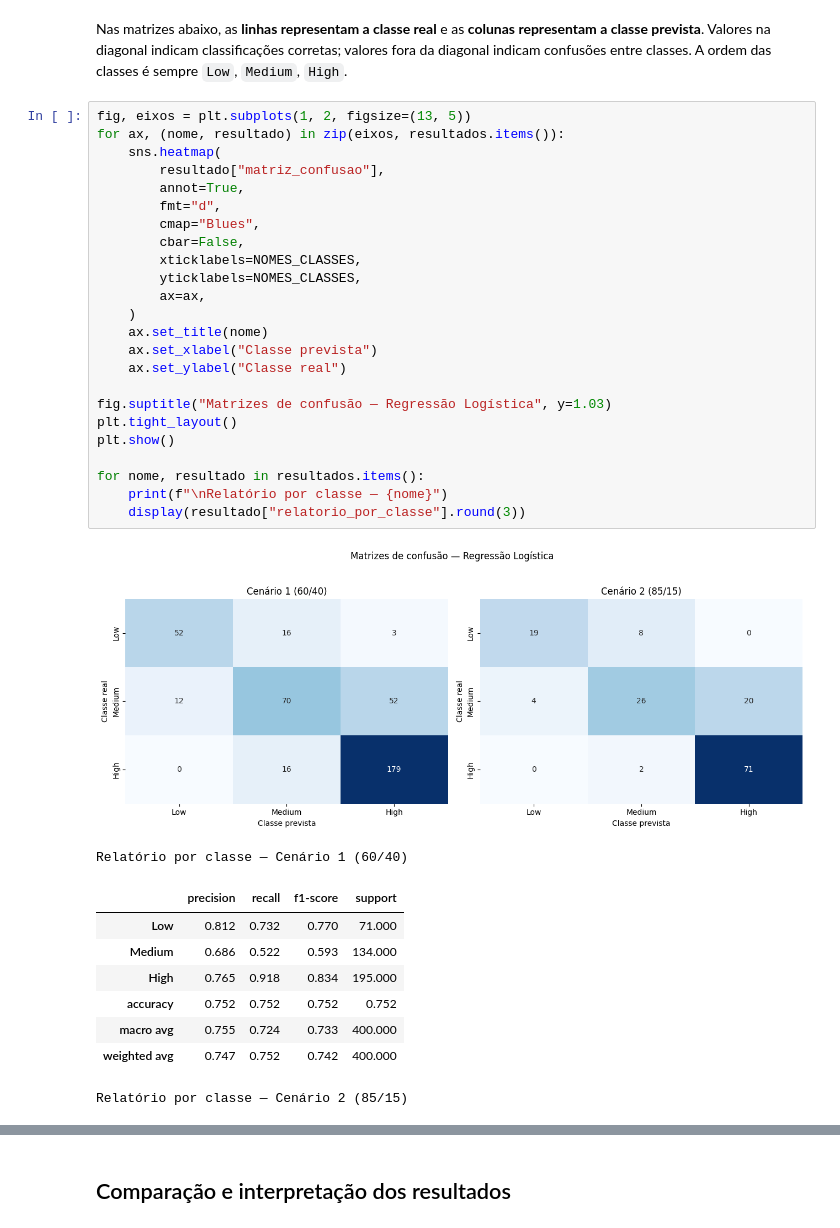
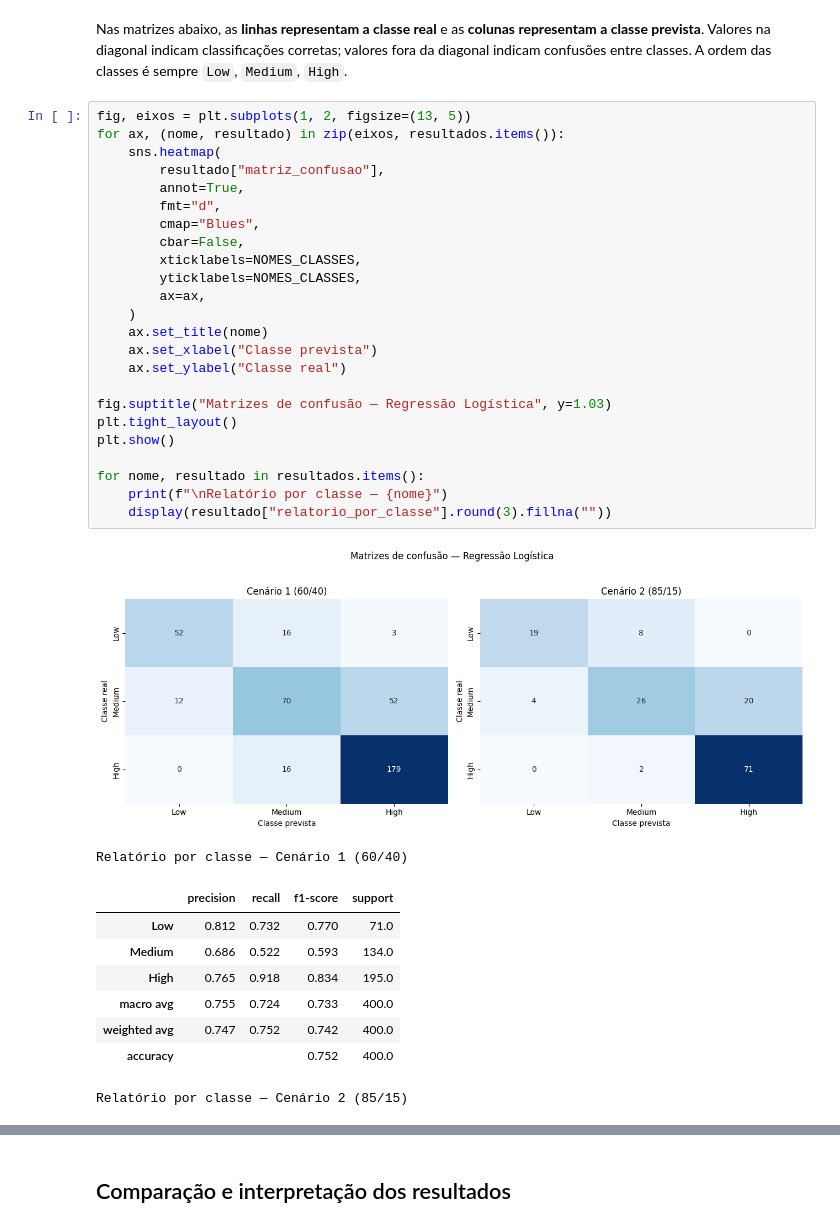
Before and after one commit to JP-Sousa/Sprint-4-MLAM, a Jupyter notebook: Sprint_4_MLAM.ipynb, the cells around one changed output, grey strips where cells are left out. Cells and saved outputs as stored; diff of their text form.

```diff
--- a/Sprint_4_MLAM.ipynb
+++ b/Sprint_4_MLAM.ipynb
@@ -306,36 +369,36 @@ Nas matrizes abaixo, as **linhas representam a classe real** e as **colunas repr
 # %%
 fig, eixos = plt.subplots(1, 2, figsize=(13, 5))
 for ax, (nome, resultado) in zip(eixos, resultados.items()):
     sns.heatmap(
         resultado["matriz_confusao"],
         annot=True,
         fmt="d",
         cmap="Blues",
         cbar=False,
         xticklabels=NOMES_CLASSES,
         yticklabels=NOMES_CLASSES,
         ax=ax,
     )
     ax.set_title(nome)
     ax.set_xlabel("Classe prevista")
     ax.set_ylabel("Classe real")
 
 fig.suptitle("Matrizes de confusão — Regressão Logística", y=1.03)
 plt.tight_layout()
 plt.show()
 
 for nome, resultado in resultados.items():
     print(f"\nRelatório por classe — {nome}")
-    display(resultado["relatorio_por_classe"].round(3))
+    display(resultado["relatorio_por_classe"].round(3).fillna(""))
 # %% [output]
 [figure]
 Relatório por classe — Cenário 1 (60/40)
 |  | precision | recall | f1-score | support |
-| Low | 0.812 | 0.732 | 0.770 | 71.000 |
-| Medium | 0.686 | 0.522 | 0.593 | 134.000 |
-| High | 0.765 | 0.918 | 0.834 | 195.000 |
-| accuracy | 0.752 | 0.752 | 0.752 | 0.752 |
-| macro avg | 0.755 | 0.724 | 0.733 | 400.000 |
-| weighted avg | 0.747 | 0.752 | 0.742 | 400.000 |
+| Low | 0.812 | 0.732 | 0.770 | 71.0 |
+| Medium | 0.686 | 0.522 | 0.593 | 134.0 |
+| High | 0.765 | 0.918 | 0.834 | 195.0 |
+| macro avg | 0.755 | 0.724 | 0.733 | 400.0 |
+| weighted avg | 0.747 | 0.752 | 0.742 | 400.0 |
+| accuracy |  |  | 0.752 | 400.0 |
 Relatório por classe — Cenário 2 (85/15)
 |  | precision | recall | f1-score | support |
```
Also changed, not shown: parts of 2 cells of this notebook.
